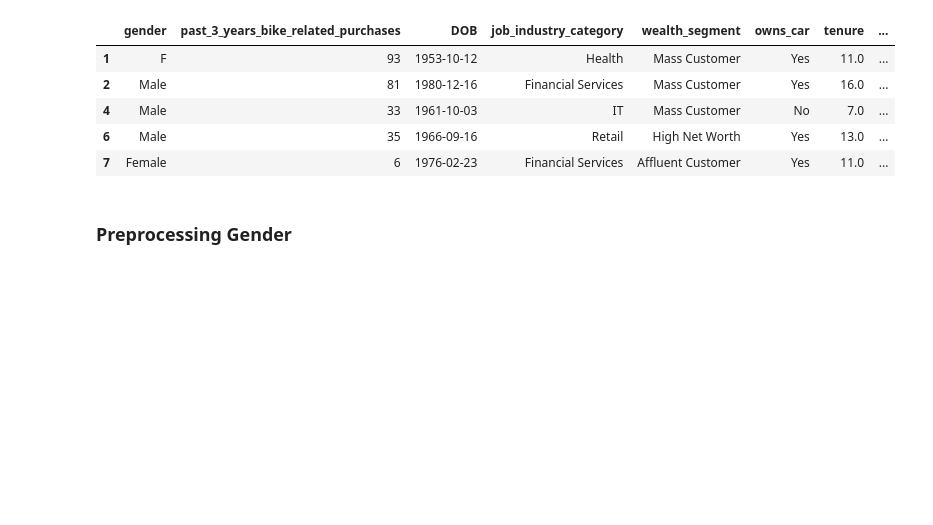
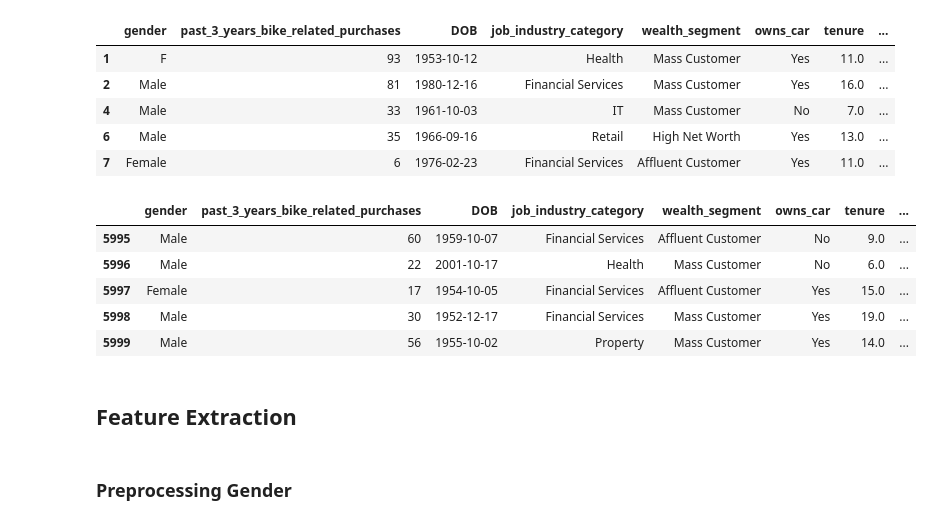
Before and after one commit to kabilan942/Projects, a Jupyter notebook: KPMG/KPMG_Task_2.ipynb, the cells around one changed output. Drawn from its saved outputs; the diff is of its cells as text; code cells hidden in the pictures; blank space fills up the shorter version.

```diff
--- a/KPMG/KPMG_Task_2.ipynb
+++ b/KPMG/KPMG_Task_2.ipynb
@@ -176,6 +262,17 @@ cust_trans_details.head()
 | 4 | Male | 33 | 1961-10-03 | IT | Mass Customer | No | 7.0 | ... |
 | 6 | Male | 35 | 1966-09-16 | Retail | High Net Worth | Yes | 13.0 | ... |
 | 7 | Female | 6 | 1976-02-23 | Financial Services | Affluent Customer | Yes | 11.0 | ... |
+# %%
+cust_trans_details.tail()
+# %% [output]
+|  | gender | past_3_years_bike_related_purchases | DOB | job_industry_category | wealth_segment | owns_car | tenure | ... |
+| 5995 | Male | 60 | 1959-10-07 | Financial Services | Affluent Customer | No | 9.0 | ... |
+| 5996 | Male | 22 | 2001-10-17 | Health | Mass Customer | No | 6.0 | ... |
+| 5997 | Female | 17 | 1954-10-05 | Financial Services | Affluent Customer | Yes | 15.0 | ... |
+| 5998 | Male | 30 | 1952-12-17 | Financial Services | Mass Customer | Yes | 19.0 | ... |
+| 5999 | Male | 56 | 1955-10-02 | Property | Mass Customer | Yes | 14.0 | ... |
+# %% [markdown]
+## Feature Extraction
 # %% [markdown]
 ### Preprocessing Gender
 # %%
```
Also changed, not shown: parts of 55 cells of this notebook.
